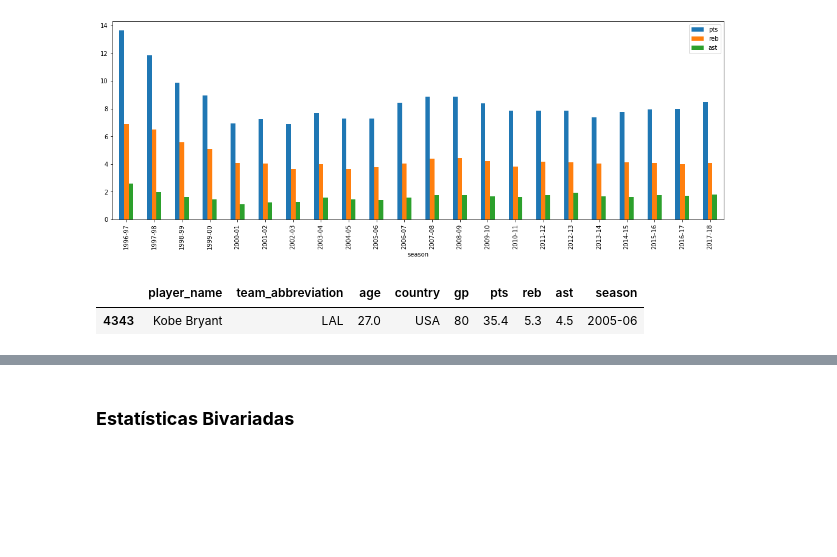
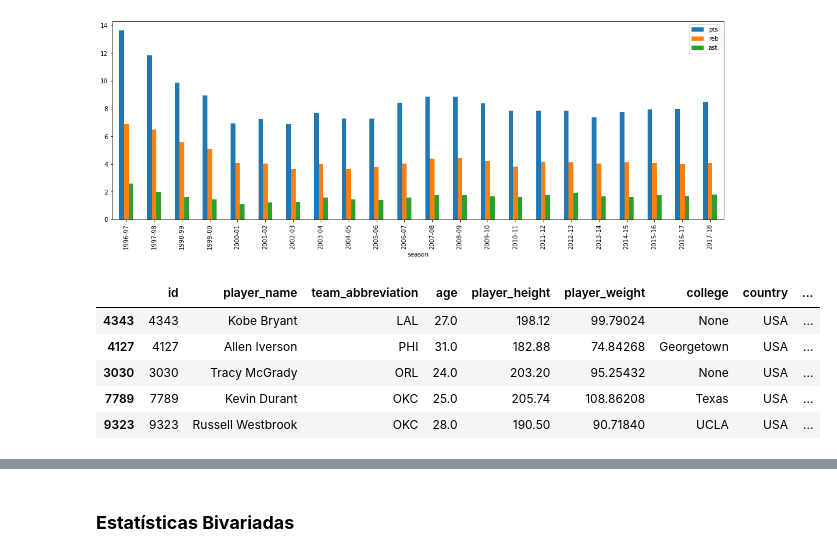
Before and after one commit to cristianosps/Introducao_Ciencia_de_Dados, a Jupyter notebook: Interpretacao_Estatistica_NBA_1996_2016.ipynb, the cells around one changed output, grey strips where cells are left out. Saved outputs shown, nothing was run; the diff lists cells and outputs as text; code cells hidden in the pictures; blank space fills up the shorter version.

```diff
--- a/Interpretacao_Estatistica_NBA_1996_2016.ipynb
+++ b/Interpretacao_Estatistica_NBA_1996_2016.ipynb
@@ -669,18 +717,27 @@ dataset_e[(dataset_e['gp']>0) & (dataset_e['country'] != 'USA')].groupby('season
 <matplotlib.axes._subplots.AxesSubplot at 0x...>
 [figure]
 # %%
-# [MÉDIA DE PONTOS] : Jogador da NBA com a maior média de pontos na história da liga para uma temporada entre os anos de 1996 e 2018
+# [MÉDIA DE PONTOS] : Jogadores da NBA com a maior média de pontos na história da liga para uma temporada entre os anos de 1996 e 2018
 
 # team_abbreviation : Time/ franquia que o jogador defendia na temporada
 # gp : Média de partidas de um jogador na temporada
 # pts: Média de pontos de um jogador na temporada
 # reb: Média de rebotes de um jogador na temporada
 # ast: Média de assitências de um jogador na temporada
 # season: Temporada de referência
 
-dataset_s = dataset1[(dataset1['pts'] == dataset1['pts'].max())].groupby('player_name')
-dataset_s = dataset_s['player_name', 'team_abbreviation', 'age', 'country', 'gp', 'pts', 'reb', 'ast', 'season']
-dataset_s.head()
+#dataset_s = dataset1[(dataset1['pts'] == dataset1['pts'].max())].groupby('player_name')
+#dataset_s = dataset_s['player_name', 'team_abbreviation', 'age', 'country', 'gp', 'pts', 'reb', 'ast', 'season']
+#dataset_s.head()
+
+# [GERAL] : Maiores médias de pontos Entre todos os jogadores
+
+dataset1 = dataset1[(dataset1['pts'] > dataset1['pts'].mean())].sort_values(by='pts', ascending=False)
+dataset1.head()
 # %% [output]
-|  | player_name | team_abbreviation | age | country | gp | pts | reb | ast | season |
-| 4343 | Kobe Bryant | LAL | 27.0 | USA | 80 | 35.4 | 5.3 | 4.5 | 2005-06 |
+|  | id | player_name | team_abbreviation | age | player_height | player_weight | college | country | ... |
+| 4343 | 4343 | Kobe Bryant | LAL | 27.0 | 198.12 | 99.79024 | None | USA | ... |
+| 4127 | 4127 | Allen Iverson | PHI | 31.0 | 182.88 | 74.84268 | Georgetown | USA | ... |
+| 3030 | 3030 | Tracy McGrady | ORL | 24.0 | 203.20 | 95.25432 | None | USA | ... |
+| 7789 | 7789 | Kevin Durant | OKC | 25.0 | 205.74 | 108.86208 | Texas | USA | ... |
+| 9323 | 9323 | Russell Westbrook | OKC | 28.0 | 190.50 | 90.71840 | UCLA | USA | ... |
```
Also changed, not shown: parts of 53 cells of this notebook.
